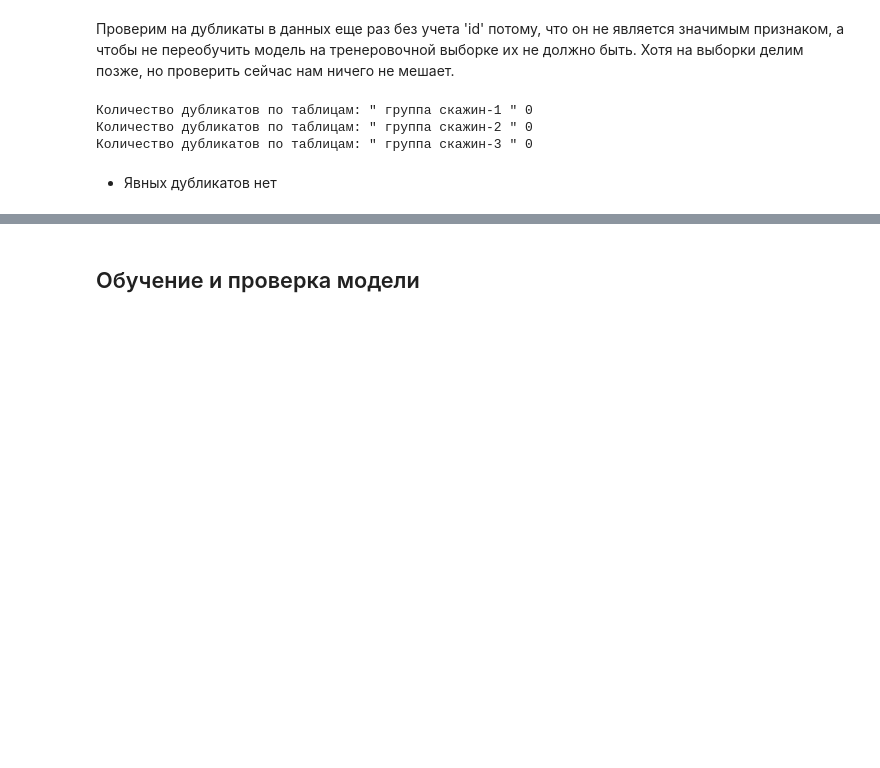
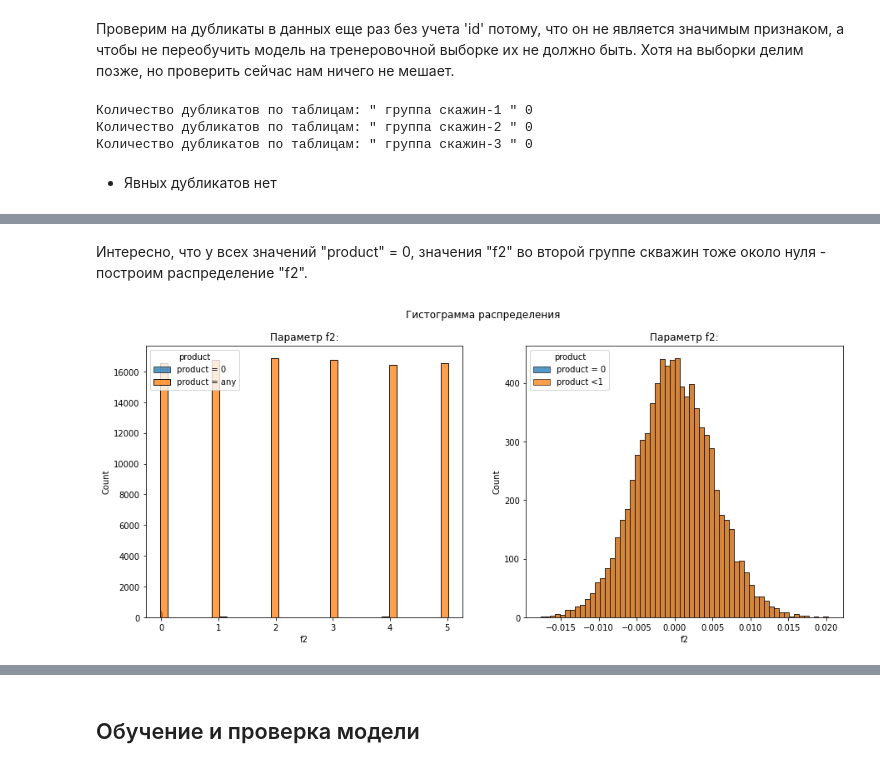
Before and after one commit to MalastowskiNS/-YanXPraKPjcts, a Jupyter notebook: M03P01-OilDerricksLocation/start.ipynb, the cells around one changed output, grey strips where cells are left out. Cells and saved outputs as stored; diff of their text form; code cells hidden in the pictures; blank space fills up the shorter version.

```diff
--- a/M03P01-OilDerricksLocation/start.ipynb
+++ b/M03P01-OilDerricksLocation/start.ipynb
@@ -122,0 +244,14 @@ memory usage: 3.8+ MB
+# %% [markdown]
+Интересно, что у всех значений "product" = 0, значения "f2" во второй группе скважин тоже около нуля - построим распределение "f2".
+# %%
+fig, ax = plt.subplots(1, 2, figsize=(15, 6))
+fig.suptitle('Гистограмма распределения')
+[sns.histplot(data=derrick2area.loc[derrick2area['product']==0], x='f2', ax=ax[i], color='tab:blue') for i in range(2)]
+sns.histplot(data=derrick2area, x='f2', color='tab:orange', ax=ax[0])
+sns.histplot(data=derrick2area.loc[derrick2area['product']<1], x='f2', color='tab:orange', ax=ax[1])
+[ax[i].set_title('Параметр f2:') for i in range(2)]
+ax[0].legend(title='product', loc='upper left', labels=['product = 0', 'product = any'])
+ax[1].legend(title='product', loc='upper left', labels=['product = 0', 'product <1'])
+plt.show()
+# %% [output]
+[figure, added]
```
Also changed, not shown: parts of 46 cells of this notebook.
